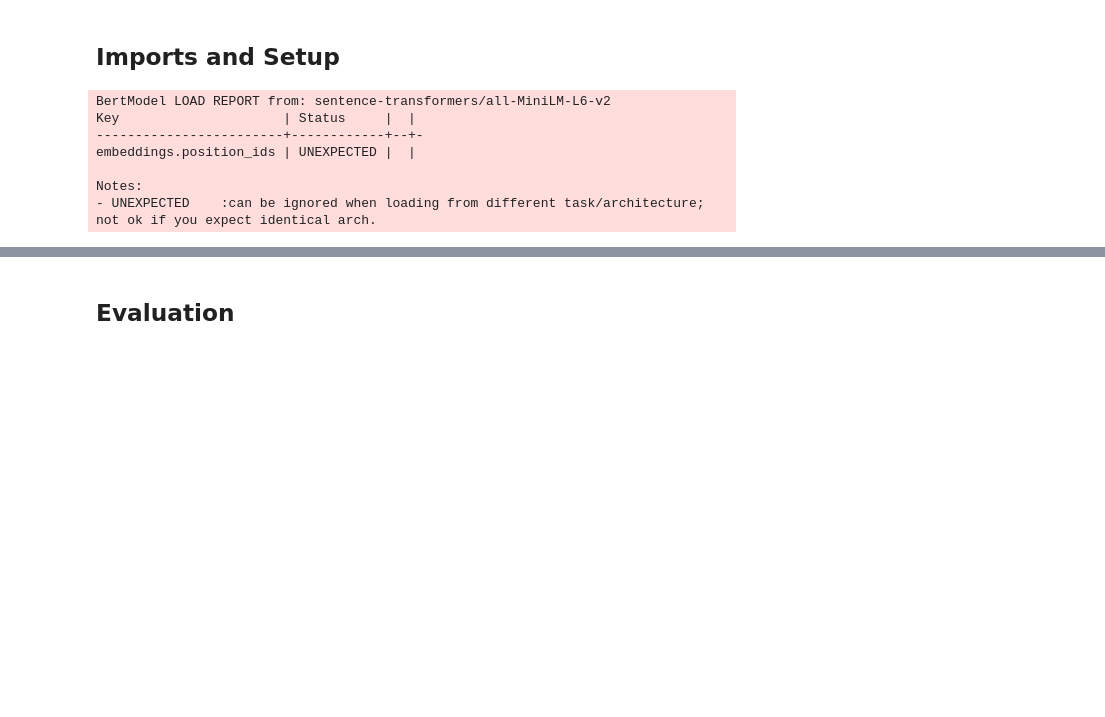
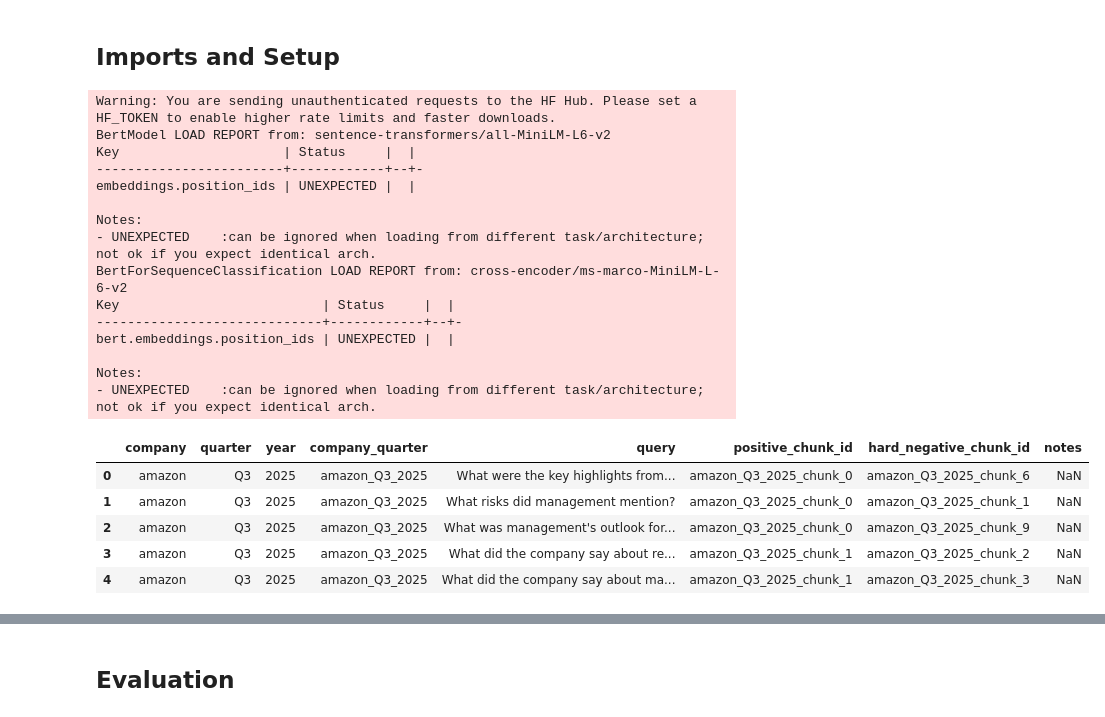
Before and after one commit to LeeZhengXianOwen/Earnings-Call-Analysis-System, a Jupyter notebook: rag_eval.ipynb, the cells around one changed output, grey strips where cells are left out. Drawn from its saved outputs; the diff is of its cells as text; code cells hidden in the pictures; blank space fills up the shorter version.

```diff
--- a/rag_eval.ipynb
+++ b/rag_eval.ipynb
@@ -3,29 +3,46 @@
 # %% [markdown]
 ## Imports and Setup
 # %%
-import numpy as np
 import pandas as pd
-import faiss
+from sentence_transformers import SentenceTransformer, CrossEncoder
+from qdrant_client import QdrantClient
+from qdrant_client.models import Filter, FieldCondition, MatchAny
 import matplotlib.pyplot as plt
 from pathlib import Path
-from sentence_transformers import SentenceTransformer
 
 BASE_DIR = Path(".")
 
 CHUNK_PATH     = BASE_DIR / "Results" / "chunk_data" / "rag_chunks.csv"
-INDEX_PATH     = BASE_DIR / "Results" / "retriever_data" / "faiss.index"
 LABELS_PATH    = BASE_DIR / "Results" / "retriever_data" / "starter_query_pairs_template_labelled.csv"
 
 model = SentenceTransformer("all-MiniLM-L6-v2")
-index = faiss.read_index(str(INDEX_PATH))
+vector_db = QdrantClient(path=str(BASE_DIR / "Results" / "retriever_data" / "qdrant_store"))
+reranking_model = CrossEncoder("cross-encoder/ms-marco-MiniLM-L-6-v2")
 chunks = pd.read_csv(CHUNK_PATH)
 labels = pd.read_csv(LABELS_PATH)
+
+chunks.head(5)
+labels.head(5)
 # %% [output]
+Warning: You are sending unauthenticated requests to the HF Hub. Please set a HF_TOKEN to enable higher rate limits and faster downloads.
 BertModel LOAD REPORT from: sentence-transformers/all-MiniLM-L6-v2
 Key                     | Status     |  |
 ------------------------+------------+--+-
 embeddings.position_ids | UNEXPECTED |  |
 
 Notes:
 - UNEXPECTED    :can be ignored when loading from different task/architecture; not ok if you expect identical arch.
+BertForSequenceClassification LOAD REPORT from: cross-encoder/ms-marco-MiniLM-L-6-v2
+Key                          | Status     |  |
+-----------------------------+------------+--+-
+bert.embeddings.position_ids | UNEXPECTED |  |
+
+Notes:
+- UNEXPECTED    :can be ignored when loading from different task/architecture; not ok if you expect identical arch.
+|  | company | quarter | year | company_quarter | query | positive_chunk_id | hard_negative_chunk_id | notes |
+| 0 | amazon | Q3 | 2025 | amazon_Q3_2025 | What were the key highlights from... | amazon_Q3_2025_chunk_0 | amazon_Q3_2025_chunk_6 | NaN |
+| 1 | amazon | Q3 | 2025 | amazon_Q3_2025 | What risks did management mention? | amazon_Q3_2025_chunk_0 | amazon_Q3_2025_chunk_1 | NaN |
+| 2 | amazon | Q3 | 2025 | amazon_Q3_2025 | What was management's outlook for... | amazon_Q3_2025_chunk_0 | amazon_Q3_2025_chunk_9 | NaN |
+| 3 | amazon | Q3 | 2025 | amazon_Q3_2025 | What did the company say about re... | amazon_Q3_2025_chunk_1 | amazon_Q3_2025_chunk_2 | NaN |
+| 4 | amazon | Q3 | 2025 | amazon_Q3_2025 | What did the company say about ma... | amazon_Q3_2025_chunk_1 | amazon_Q3_2025_chunk_3 | NaN |
 # %% [markdown]
```
Also changed, not shown: parts of 16 cells of this notebook, 1 other file.
